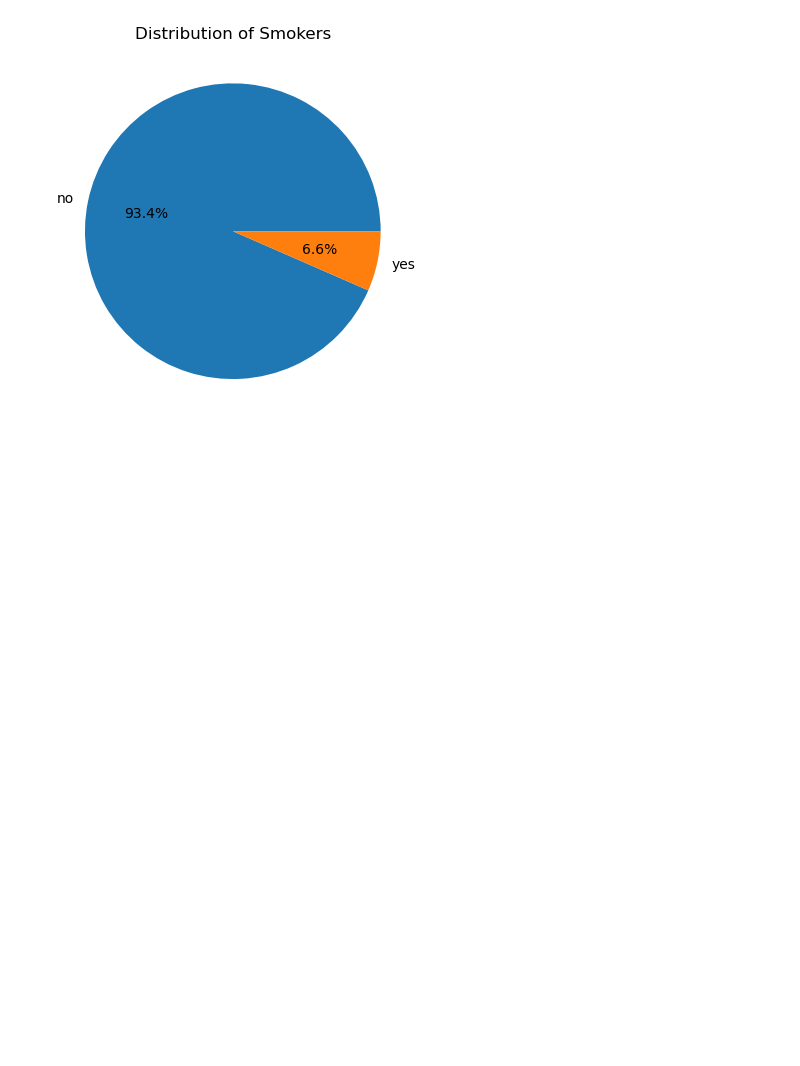
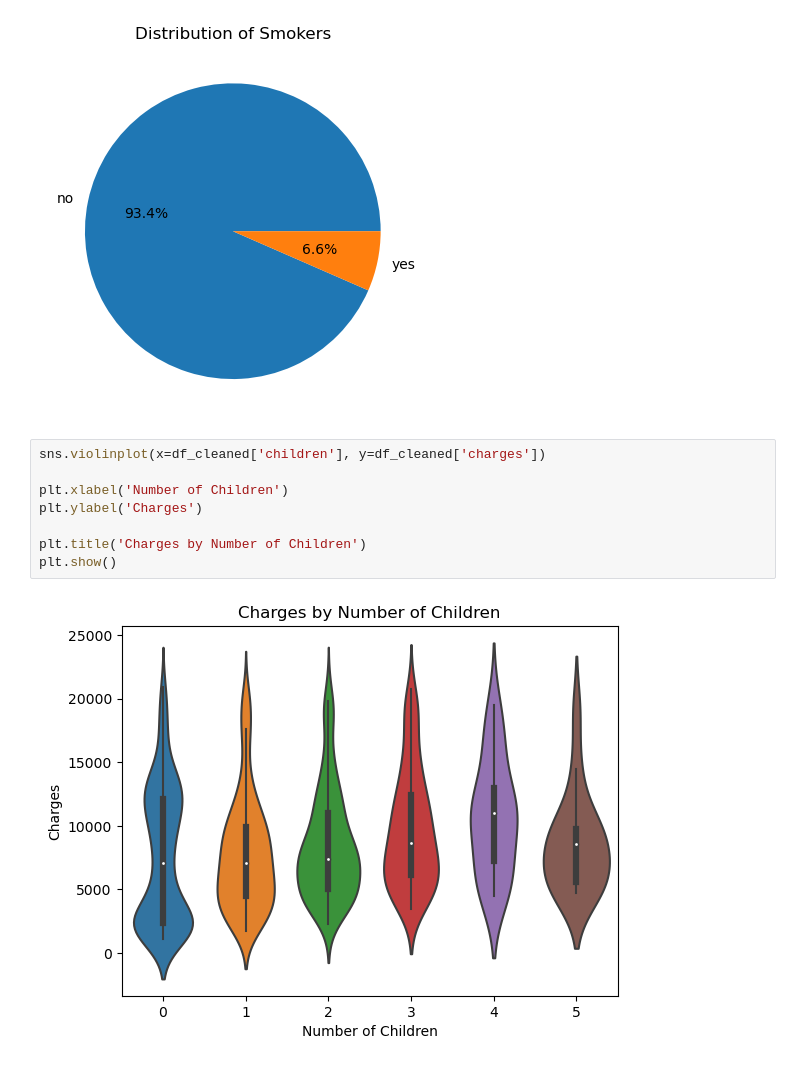
Before and after one commit to BillyGareth/ML-HealthInsurance, a Jupyter notebook: US-Health-Insurance.ipynb, the cells around one changed output. Drawn from its saved outputs; the diff is of its cells as text; blank space fills up the shorter version.

Commit message:
Charges by Number of Children

```diff
--- a/US-Health-Insurance.ipynb
+++ b/US-Health-Insurance.ipynb
@@ -148,3 +148,13 @@ plt.title('Distribution of Smokers')
 plt.show()
 # %% [output]
 [figure]
+# %%
+sns.violinplot(x=df_cleaned['children'], y=df_cleaned['charges'])
+
+plt.xlabel('Number of Children')
+plt.ylabel('Charges')
+
+plt.title('Charges by Number of Children')
+plt.show()
+# %% [output]
+[figure, added]
```
